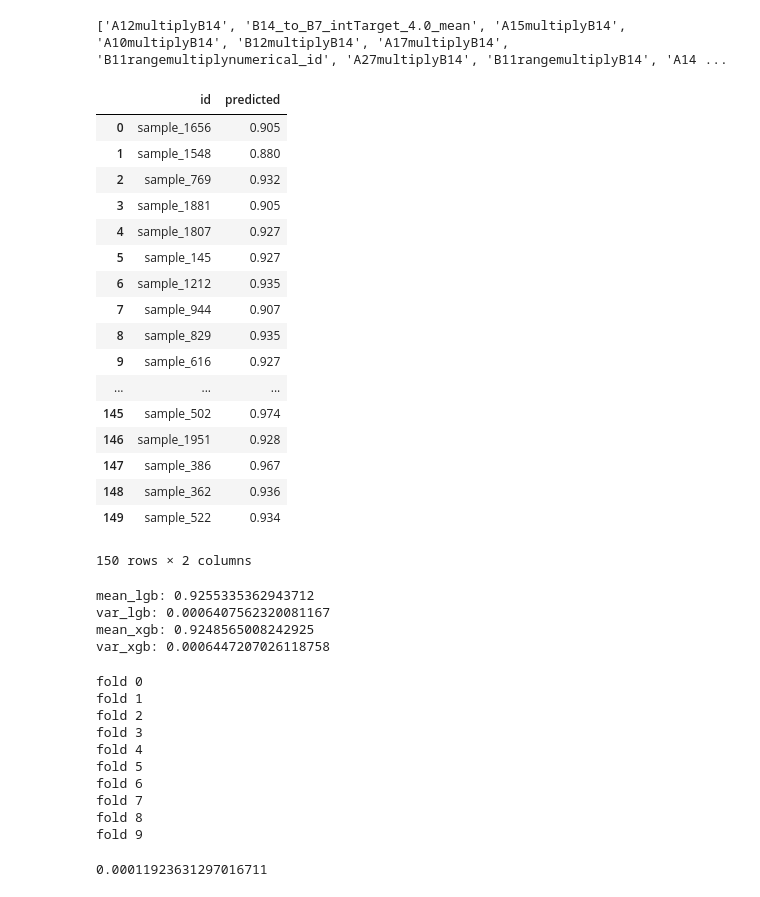
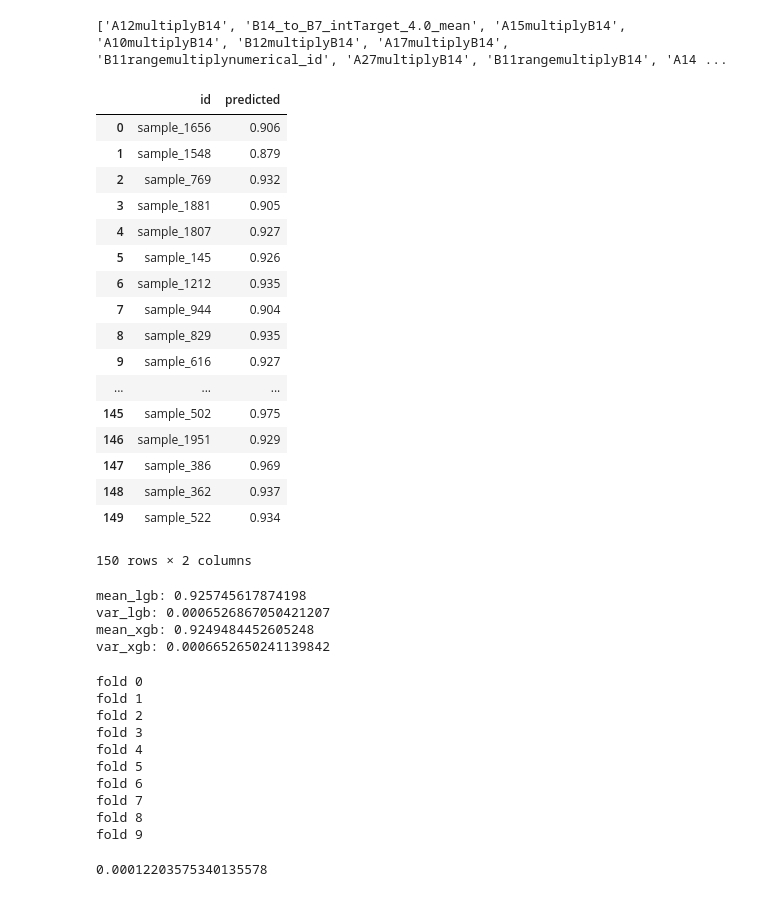
Before and after one commit to samzzyy/JN_tianchi_competition, a Jupyter notebook: jupyter/FeatureConstruction.ipynb, the cells around one changed output. Cells and saved outputs as stored; diff of their text form; code cells hidden in the pictures.

```diff
--- a/jupyter/FeatureConstruction.ipynb
+++ b/jupyter/FeatureConstruction.ipynb
@@ -27,6 +27,7 @@ data=pd.concat([df_train,df_test],axis=0)
 data["numerical_id"]=data['id'].apply(lambda x: int(x[7:]))
 data.drop(columns=['id'],axis=1,inplace=True)
 print(data.columns,data.shape)
+raw_data_columns=data.columns
 # %% [output]
 Index(['A10', 'A11', 'A12', 'A14', 'A15', 'A16', 'A17', 'A19', 'A20',
        'A20range', 'A21', 'A22', 'A24', 'A25', 'A26', 'A27', 'A28', 'A28range',
@@ -41,3 +42,16 @@ To accept the future behavior, pass 'sort=True'.
 To retain the current behavior and silence the warning, pass sort=False
 
   This is separate from the ipykernel package so we can avoid doing imports until
+# %%
+numerical_col_list=['A6', 'A8', 'A10', 'A12', 'A15', 'A17', 'A19', 'A21', 'A22', 'A25', 'A27', 'B1', 'B6', 'B8', 'B12', 'B14']
+for col in data.columns:
+    rate = data[col].value_counts(normalize=True, dropna=False).values[0]
+    if rate > 0.9:
+        data.drop(columns=[col], axis=1, inplace=True)
+print(df_train.shape,df_test.shape)
+for col,index in zip(numerical_col_list,range(len(numerical_col_list))):
+    for _col in numerical_col_list[index:]:
+        data[col+"add"+_col]=data[col]+data[_col]
+        data[col+"minus"+_col]=data[col]-data[_col]
+        print(col,'+',_col)
+        print(col,'-',_col)
@@ -69,7 +100,7 @@ numerical_id * numerical_id
 # %%
 data_collist=list(data.columns)
 print(len(data_collist))
-for col in col_list:
+for col in raw_data_columns:
     data_collist.remove(col)
 print(len(data_collist))
 # %% [output]
@@ -161,7 +194,14 @@ df_train.index=range(df_train.shape[0])
 df_train3.index=range(df_train3.shape[0])
 df_train=pd.concat([df_train,df_train3],axis=1)
 
-train_array=df_train[selected_col].values
+df_train4=pd.read_csv("E:\\jinnan\\add_minus_feature_train.csv")
+print('train4:',df_train4.shape)
+df_train.index=range(df_train.shape[0])
+df_train4.index=range(df_train4.shape[0])
+df_train=pd.concat([df_train,df_train4],axis=1)
+
+# train_array=df_train[selected_col].values
+train_array=df_train.values
 print(df_train.columns,df_train.shape,train_array.shape)
 
 df_test=pd.read_csv("E:\\jinnan\\test_dispersion.csv")
@@ -181,7 +221,11 @@ df_test=pd.concat([df_test,df_test2],axis=1)
 df_test3=pd.read_csv("E:\\jinnan\\multiply_feature_test.csv")
 df_test=pd.concat([df_test,df_test3],axis=1)
 
-test_array=df_test[selected_col].values
+df_test4=pd.read_csv("E:\\jinnan\\add_minus_feature_test.csv")
+df_test=pd.concat([df_test,df_test4],axis=1)
+
+# test_array=df_test[selected_col].values
+test_array=df_test.values
 print(df_test.columns,df_test.shape,test_array.shape)
 # %% [output]
 train1: (1381, 78)
@@ -311,25 +352,25 @@ print(selected_col)
 # %%
 df_predicted=pd.DataFrame({"id":sample_id.values,"predicted":predictions_xgb})
 df_predicted.loc[:,"predicted"]=df_predicted["predicted"].apply(lambda x: round(x,3))
-df_predicted.to_csv("E:\\jinnan\\predict_result\\jinnan_select_xgb_1_15.csv",header=None,index=False)
+df_predicted.to_csv("E:\\jinnan\\predict_result\\jinnan_add_minus_xgb_1_18.csv",header=None,index=False)
 df_predicted
 # %% [output]
 |  | id | predicted |
-| 0 | sample_1656 | 0.905 |
-| 1 | sample_1548 | 0.880 |
+| 0 | sample_1656 | 0.906 |
+| 1 | sample_1548 | 0.879 |
 | 2 | sample_769 | 0.932 |
 | 3 | sample_1881 | 0.905 |
 | 4 | sample_1807 | 0.927 |
-| 5 | sample_145 | 0.927 |
+| 5 | sample_145 | 0.926 |
 | 6 | sample_1212 | 0.935 |
-| 7 | sample_944 | 0.907 |
+| 7 | sample_944 | 0.904 |
 | 8 | sample_829 | 0.935 |
 | 9 | sample_616 | 0.927 |
 | ... | ... | ... |
-| 145 | sample_502 | 0.974 |
-| 146 | sample_1951 | 0.928 |
-| 147 | sample_386 | 0.967 |
-| 148 | sample_362 | 0.936 |
+| 145 | sample_502 | 0.975 |
+| 146 | sample_1951 | 0.929 |
+| 147 | sample_386 | 0.969 |
+| 148 | sample_362 | 0.937 |
 | 149 | sample_522 | 0.934 |
 150 rows × 2 columns
 # %%
@@ -338,10 +379,10 @@ print("var_lgb:",np.var(predictions_lgb))
 print("mean_xgb:",np.mean(predictions_xgb))
 print("var_xgb:",np.var(predictions_xgb))
 # %% [output]
-mean_lgb: 0.9255335362943712
-var_lgb: 0.0006407562320081167
-mean_xgb: 0.9248565008242925
-var_xgb: 0.0006447207026118758
+mean_lgb: 0.925745617874198
+var_lgb: 0.0006526867050421207
+mean_xgb: 0.9249484452605248
+var_xgb: 0.0006652650241139842
 # %%
 from sklearn.linear_model import BayesianRidge
 # %%
@@ -375,7 +416,7 @@ fold 6
 fold 7
 fold 8
 fold 9
-0.00011923631297016711
+0.00012203575340135578
 # %%
 df_predicted=pd.DataFrame({"id":sample_id.values,"predicted":predictions})
 df_predicted.loc[:,"predicted"]=df_predicted["predicted"].apply(lambda x: round(x,3))
```
Also changed, not shown: parts of 10 cells of this notebook, 4 other files.
